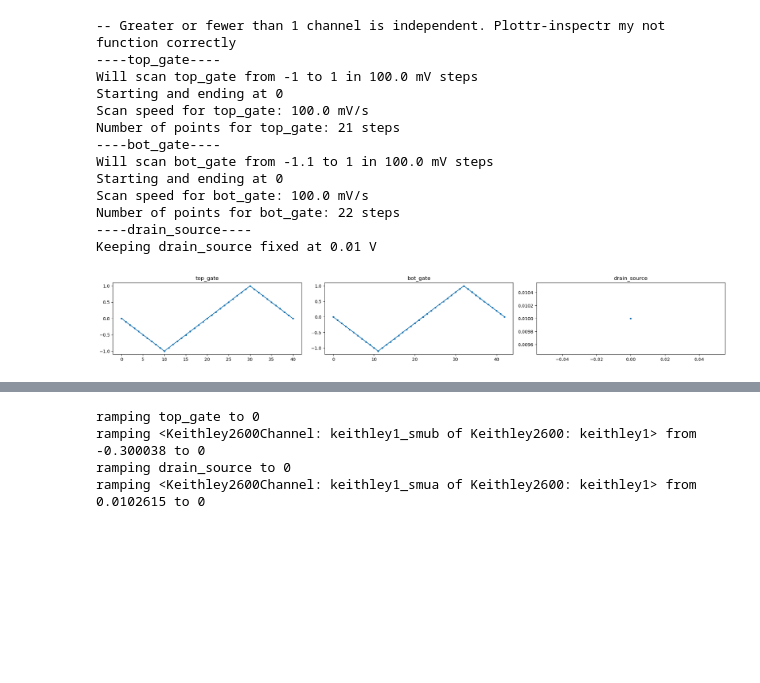
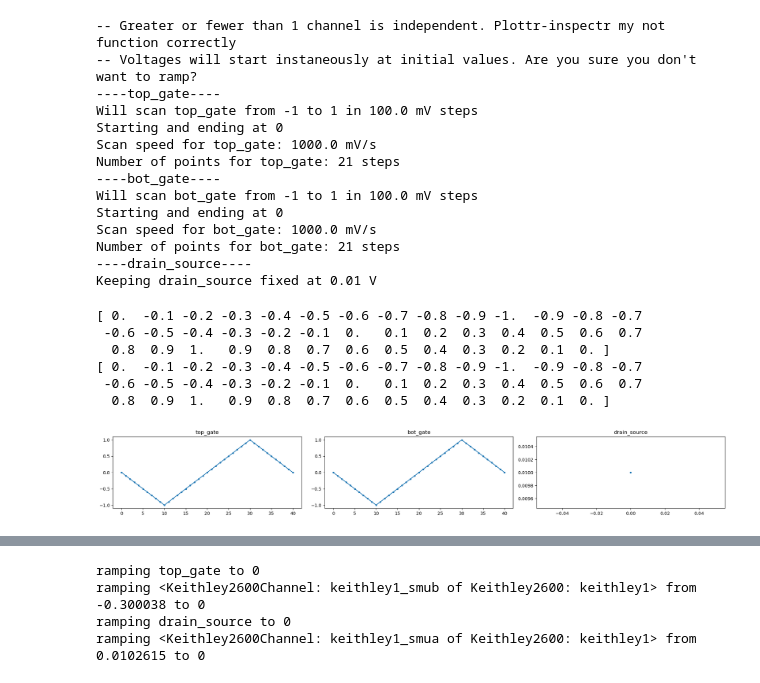
Before and after one commit to MLH-Group/Keithley_Control_New, a Jupyter notebook: scripts/arbitrary_sweeper_trigger_IV_measure.ipynb, the cells around one changed output, grey strips where cells are left out. Saved outputs shown, nothing was run; the diff lists cells and outputs as text; code cells hidden in the pictures; blank space fills up the shorter version.

```diff
--- a/scripts/arbitrary_sweeper_trigger_IV_measure.ipynb
+++ b/scripts/arbitrary_sweeper_trigger_IV_measure.ipynb
@@ -140,66 +147,74 @@ if not ktime_control:
 ###### Print scan speeds ########
 for sweeper in sweepers:
     print(f'----{sweeper["name"]}----')
-    if sweeper["dV"] ==0:
+    if sweeper["step"] ==0:
         print(f'Keeping {sweeper["name"]} fixed at {sweeper["second_node"]} V')
         continue
 
-    print(f'Will scan {sweeper["name"]} from {sweeper["first_node"]} to {sweeper["second_node"]} in {1000*sweeper["dV"]} mV steps')
-    print(f'Starting and ending at {sweeper["start_voltage"]}')
-    print(f'Scan speed for {sweeper["name"]}: {1000 * sweeper["dV"]/dt} mV/s')
-    print(f'Number of points for {sweeper["name"]}: {1 + abs(int((sweeper["second_node"]-sweeper["first_node"])/sweeper["dV"]))} steps')
+    print(f'Will scan {sweeper["name"]} from {sweeper["first_node"]} to {sweeper["second_node"]} in {1000*sweeper["step"]} mV steps')
+    print(f'Starting and ending at {sweeper["start"]}')
+    print(f'Scan speed for {sweeper["name"]}: {1000 * sweeper["step"]/dt} mV/s')
+    print(f'Number of points for {sweeper["name"]}: {1 + abs(int((sweeper["second_node"]-sweeper["first_node"])/sweeper["step"]))} steps')
 # %% [output]
 -- Greater or fewer than 1 channel is independent. Plottr-inspectr my not function correctly
+-- Voltages will start instaneously at initial values. Are you sure you don't want to ramp?
 ----top_gate----
 Will scan top_gate from -1 to 1 in 100.0 mV steps
 Starting and ending at 0
-Scan speed for top_gate: 100.0 mV/s
+Scan speed for top_gate: 1000.0 mV/s
 Number of points for top_gate: 21 steps
 ----bot_gate----
-Will scan bot_gate from -1.1 to 1 in 100.0 mV steps
+Will scan bot_gate from -1 to 1 in 100.0 mV steps
 Starting and ending at 0
-Scan speed for bot_gate: 100.0 mV/s
-Number of points for bot_gate: 22 steps
+Scan speed for bot_gate: 1000.0 mV/s
+Number of points for bot_gate: 21 steps
 ----drain_source----
 Keeping drain_source fixed at 0.01 V
 # %%
 #####set scan lists and plot
 i = 0
 fig = plt.figure(figsize=(20, 3))
 for sweeper in sweepers:
-    startvoltage = sweeper["start_voltage"]
+    startvoltage = sweeper["start"]
     firstnode = sweeper["first_node"]
     secondnode = sweeper["second_node"]
-    dV = sweeper["dV"]
+    step = sweeper["step"]
 
-    if dV == 0:
-        sweeper["v_range"] = [startvoltage]
+    if step == 0:
+        sweeper["scan_range"] = [startvoltage]
     else:
-        n = 1+abs(int((firstnode-startvoltage)/dV))
-        v_range1 = np.linspace(startvoltage,firstnode,n)
-        v_range1 = v_range1[:-1] #remove duplicate point
+        n = 1+abs(int((firstnode-startvoltage)/step))
+        scan_range1 = np.linspace(startvoltage,firstnode,n)
+        scan_range1 = scan_range1[:-1] #remove duplicate point
 
-        n = 1+abs(int((secondnode-firstnode)/dV))
-        v_range2 = np.linspace(firstnode,secondnode,n)
-        v_range2 = v_range2[:-1] #remove duplicate point
+        n = 1+abs(int((secondnode-firstnode)/step))
+        scan_range2 = np.linspace(firstnode,secondnode,n)
+        scan_range2 = scan_range2[:-1] #remove duplicate point
 
-        n = 1+abs(int((startvoltage-secondnode)/dV))
-        v_range3 = np.linspace(secondnode,startvoltage,n)
+        n = 1+abs(int((startvoltage-secondnode)/step))
+        scan_range3 = np.linspace(secondnode,startvoltage,n)
 
-        sweeper["v_range"] = np.concatenate((v_range1,v_range2, v_range3))
+        sweeper["scan_range"] = np.concatenate((scan_range1,scan_range2, scan_range3))
+        print(sweeper["scan_range"])
 
     if sweeper["manual"]:
-        sweeper["v_range"] = sweeper["manual_vRange"]
+        sweeper["scan_range"] = sweeper["manual_scanrange"]
 
 
     ax = fig.add_subplot(1,len(sweepers),i+1)
-    ax.plot(sweeper["v_range"], marker = '.')
+    ax.plot(sweeper["scan_range"], marker = '.')
     ax.set_title(sweeper["name"])
     i+=1
 
 fig.tight_layout()
 # %% [output]
+[ 0.  -0.1 -0.2 -0.3 -0.4 -0.5 -0.6 -0.7 -0.8 -0.9 -1.  -0.9 -0.8 -0.7
+ -0.6 -0.5 -0.4 -0.3 -0.2 -0.1  0.   0.1  0.2  0.3  0.4  0.5  0.6  0.7
+  0.8  0.9  1.   0.9  0.8  0.7  0.6  0.5  0.4  0.3  0.2  0.1  0. ]
+[ 0.  -0.1 -0.2 -0.3 -0.4 -0.5 -0.6 -0.7 -0.8 -0.9 -1.  -0.9 -0.8 -0.7
+ -0.6 -0.5 -0.4 -0.3 -0.2 -0.1  0.   0.1  0.2  0.3  0.4  0.5  0.6  0.7
+  0.8  0.9  1.   0.9  0.8  0.7  0.6  0.5  0.4  0.3  0.2  0.1  0. ]
-[figure, old version]
+[figure, new version]
 # %%
 def set_ktime(dt_in = dt_list[0], ktime_control = True):
     if not ktime_control:
```
Also changed, not shown: parts of 4 cells of this notebook.
